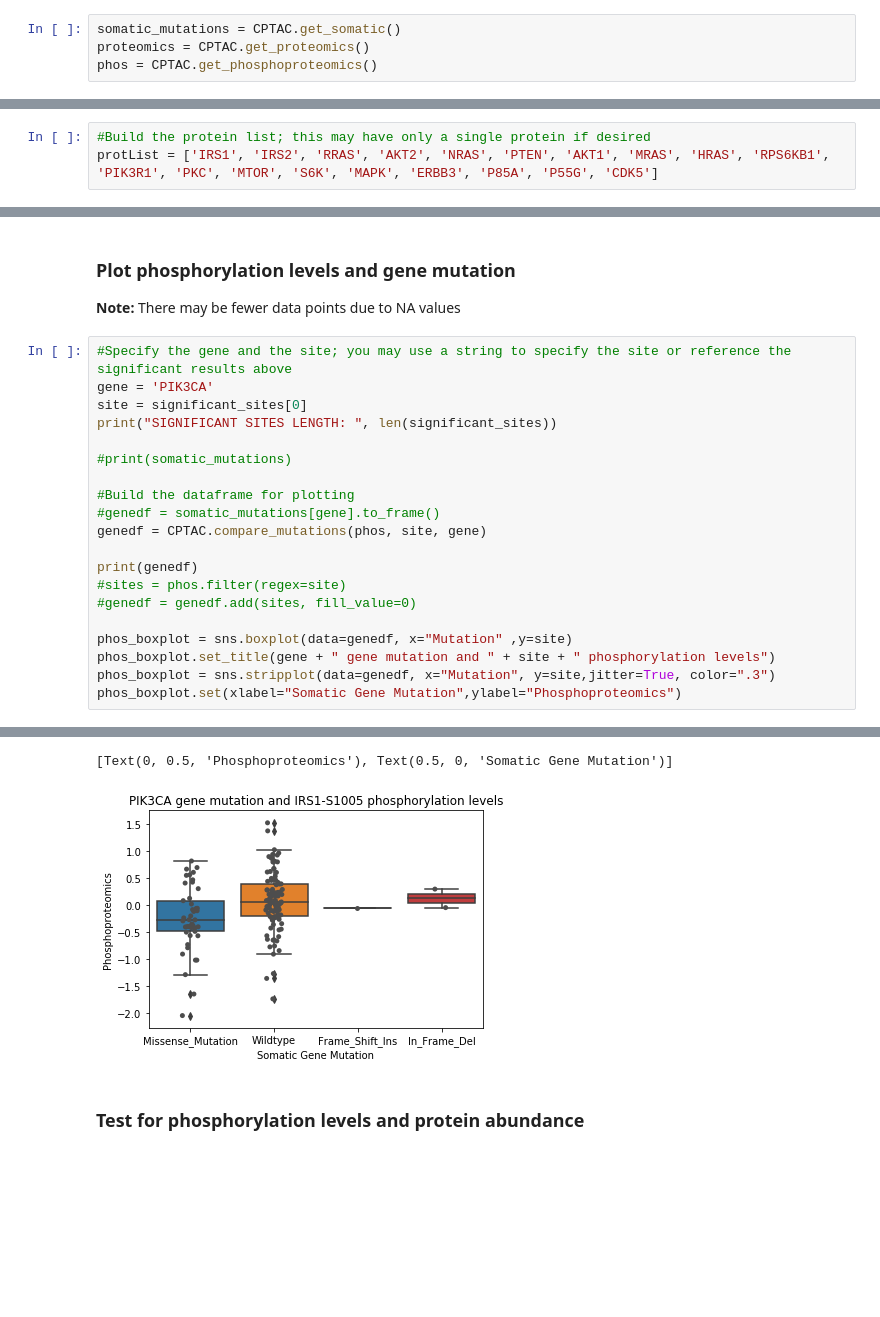
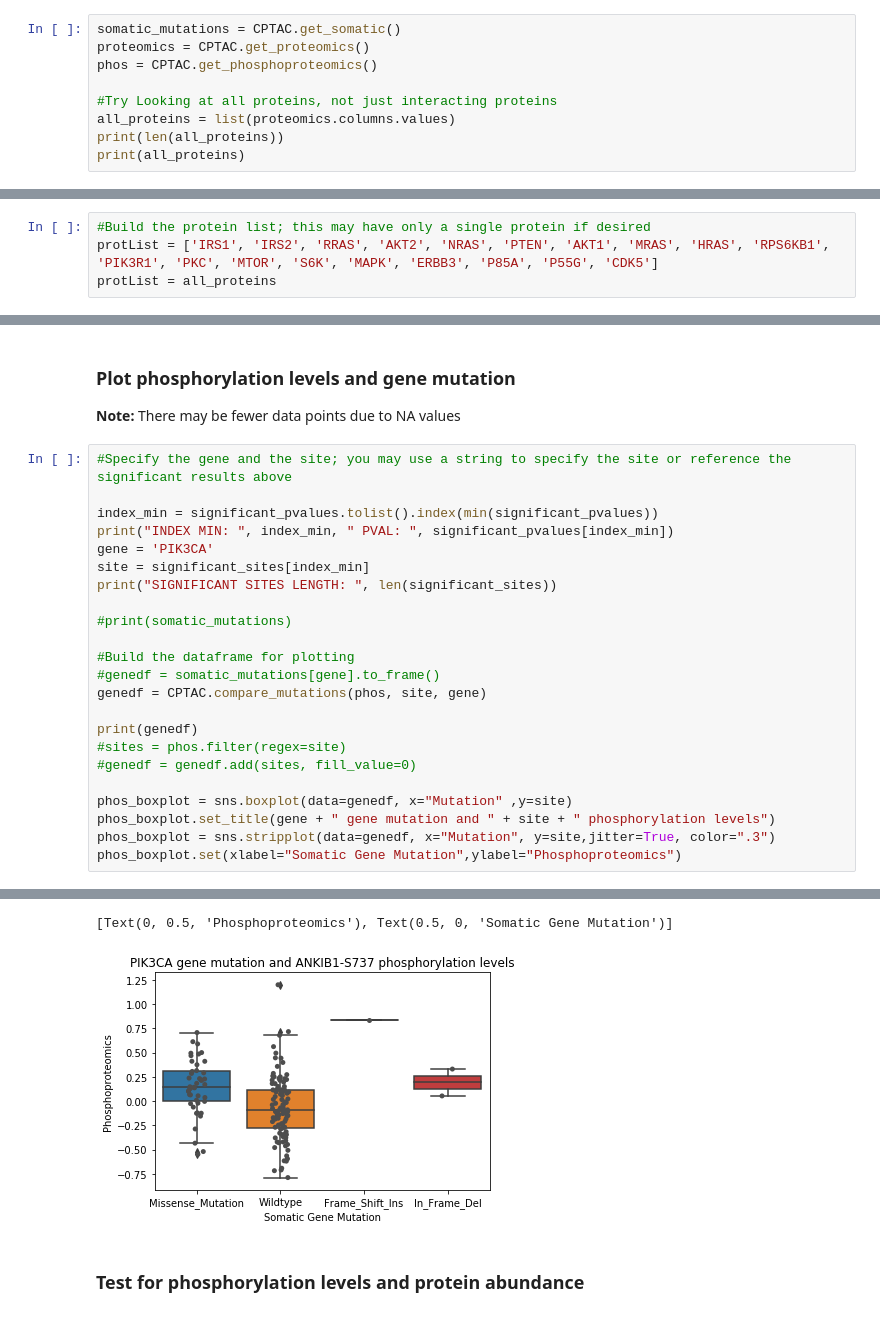
Before and after one commit to PayneLab/UCEC-clinical-stat-analysis, a Jupyter notebook: Protein_Notebooks/PIK3CA/Interacting_Proteins.ipynb, the cells around one changed output, grey strips where cells are left out. Cells and saved outputs as stored; diff of their text form; blank space fills up the shorter version.

Commit message:
Update Interacting_Proteins.ipynb
Working on all proteins in interacting proteins

```diff
--- a/Protein_Notebooks/PIK3CA/Interacting_Proteins.ipynb
+++ b/Protein_Notebooks/PIK3CA/Interacting_Proteins.ipynb
@@ -37,3 +37,8 @@ enter CPTAC.embargo() to open the webpage for more details.
 somatic_mutations = CPTAC.get_somatic()
 proteomics = CPTAC.get_proteomics()
 phos = CPTAC.get_phosphoproteomics()
+
+#Try Looking at all proteins, not just interacting proteins
+all_proteins = list(proteomics.columns.values)
+print(len(all_proteins))
+print(all_proteins)
@@ -45,6 +53,7 @@ phos = CPTAC.get_phosphoproteomics()
 # %%
 #Build the protein list; this may have only a single protein if desired
 protList = ['IRS1', 'IRS2', 'RRAS', 'AKT2', 'NRAS', 'PTEN', 'AKT1', 'MRAS', 'HRAS', 'RPS6KB1', 'PIK3R1', 'PKC', 'MTOR', 'S6K', 'MAPK', 'ERBB3', 'P85A', 'P55G', 'CDK5']
+protList = all_proteins
 # %%
 gene = 'PIK3CA'
 tested = [];
@@ -146,8 +135,11 @@ print(significant_vals)
 <b>Note:</b> There may be fewer data points due to NA values
 # %%
 #Specify the gene and the site; you may use a string to specify the site or reference the significant results above
+
+index_min = significant_pvalues.tolist().index(min(significant_pvalues))
+print("INDEX MIN: ", index_min, " PVAL: ", significant_pvalues[index_min])
 gene = 'PIK3CA'
-site = significant_sites[0]
+site = significant_sites[index_min]
 print("SIGNIFICANT SITES LENGTH: ", len(significant_sites))
 
 #print(somatic_mutations)
@@ -183,7 +175,7 @@ S153     0.22100           Wildtype       Normal
 
 [153 rows x 3 columns]
 [Text(0, 0.5, 'Phosphoproteomics'), Text(0.5, 0, 'Somatic Gene Mutation')]
-[figure, old version]
+[figure, new version]
 # %% [markdown]
 ### Test for phosphorylation levels and protein abundance
 # %%
```
Also changed, not shown: parts of 3 cells of this notebook.
